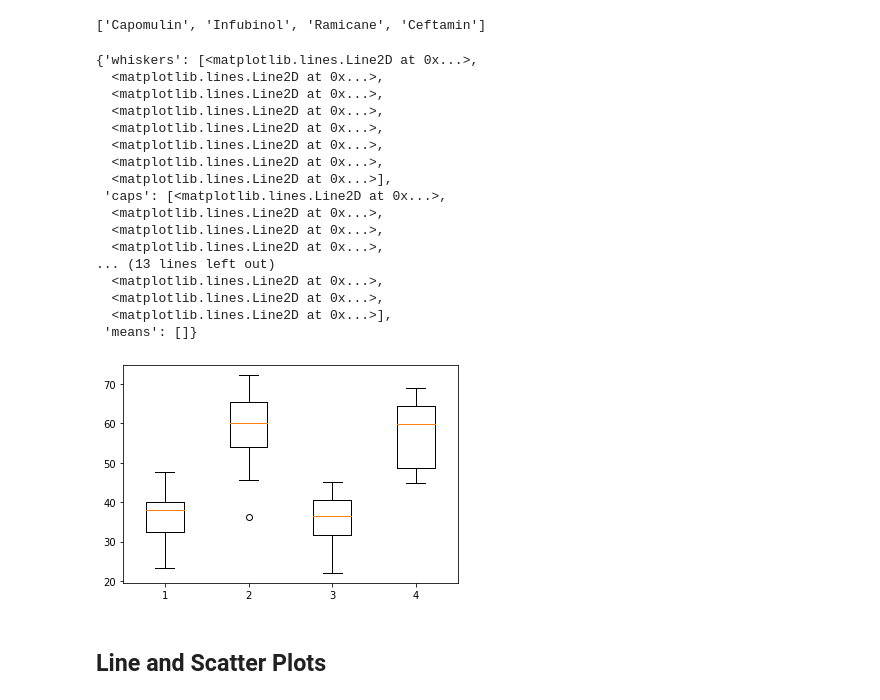
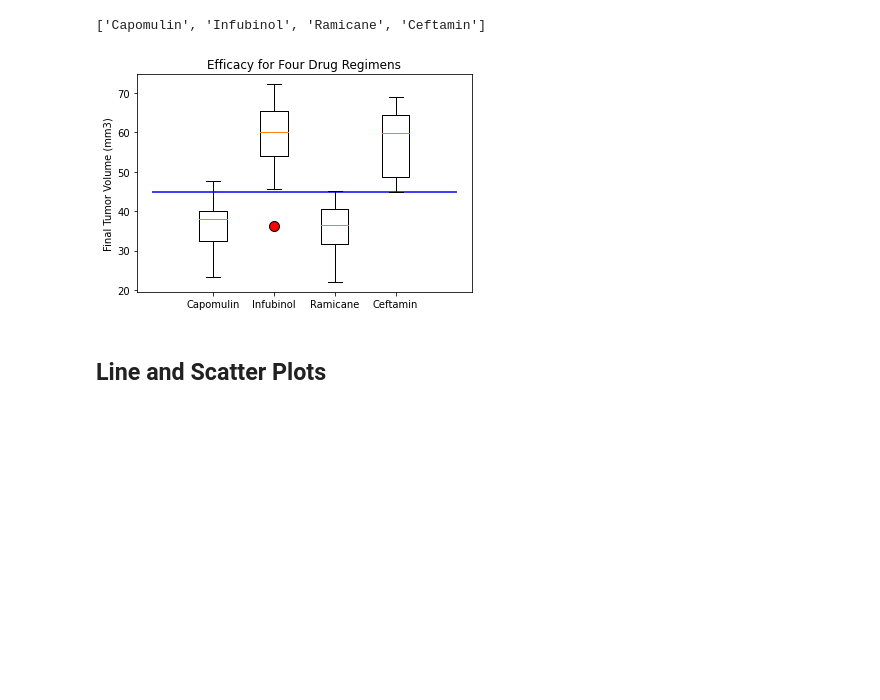
Before and after one commit to njmorr/matplotlib-challenge, a Jupyter notebook: pymaceuticals.ipynb, the cells around one changed output. Drawn from its saved outputs; the diff is of its cells as text; code cells hidden in the pictures; blank space fills up the shorter version.

Commit message:
whisker plots formatted

```diff
--- a/pymaceuticals.ipynb
+++ b/pymaceuticals.ipynb
@@ -331,29 +331,19 @@ ceft_iqr = ceft_upperq-rami_lowerq
 # %%
 # Generate a box plot of the final tumor volume of each mouse across four regimens of interest
 
 box_plot_data = [capo_sizes, infu_sizes, rami_sizes, ceft_sizes]
 fig1, ax1 = plt.subplots()
-ax1.set_title=("Box Plot for Four Drug Regimens")
-ax1.boxplot(box_plot_data)
+ax1.set_title("Efficacy for Four Drug Regimens")
+ax1.set_xticklabels(treatments)
+ax1.set_ylabel("Final Tumor Volume (mm3)")
+ax1.hlines(45,0,5, color="b")
+flierprops = dict(marker='o', markerfacecolor='red', markersize=10, linestyle='none')
+
+ax1.boxplot(box_plot_data, flierprops=flierprops)
+# plt.hlines(y=45, linestyles="--")
+plt.show()
 # %% [output]
-{'whiskers': [<matplotlib.lines.Line2D at 0x...>,
-  <matplotlib.lines.Line2D at 0x...>,
-  <matplotlib.lines.Line2D at 0x...>,
-  <matplotlib.lines.Line2D at 0x...>,
-  <matplotlib.lines.Line2D at 0x...>,
-  <matplotlib.lines.Line2D at 0x...>,
-  <matplotlib.lines.Line2D at 0x...>,
-  <matplotlib.lines.Line2D at 0x...>],
- 'caps': [<matplotlib.lines.Line2D at 0x...>,
-  <matplotlib.lines.Line2D at 0x...>,
-  <matplotlib.lines.Line2D at 0x...>,
-  <matplotlib.lines.Line2D at 0x...>,
-... (13 lines left out)
-  <matplotlib.lines.Line2D at 0x...>,
-  <matplotlib.lines.Line2D at 0x...>,
-  <matplotlib.lines.Line2D at 0x...>],
- 'means': []}
-[figure, old version]
+[figure, new version]
 # %% [markdown]
 ## Line and Scatter Plots
 # %%
```
